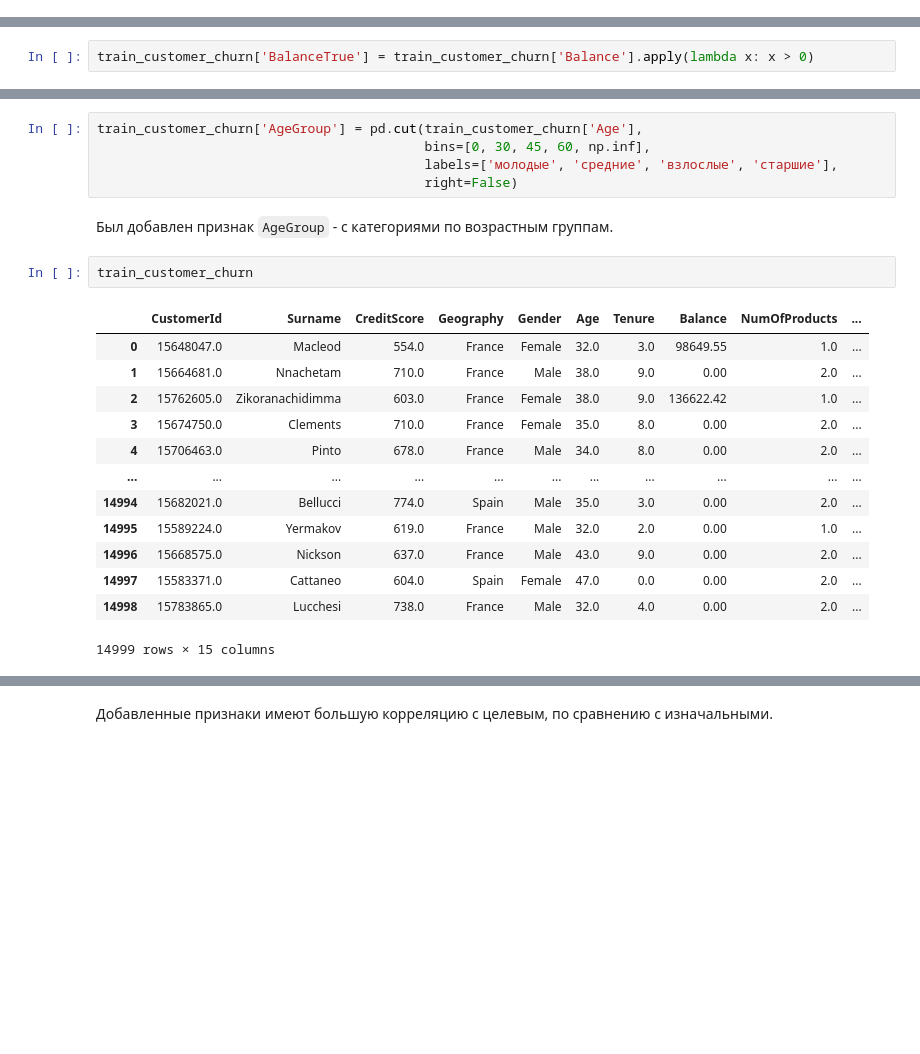
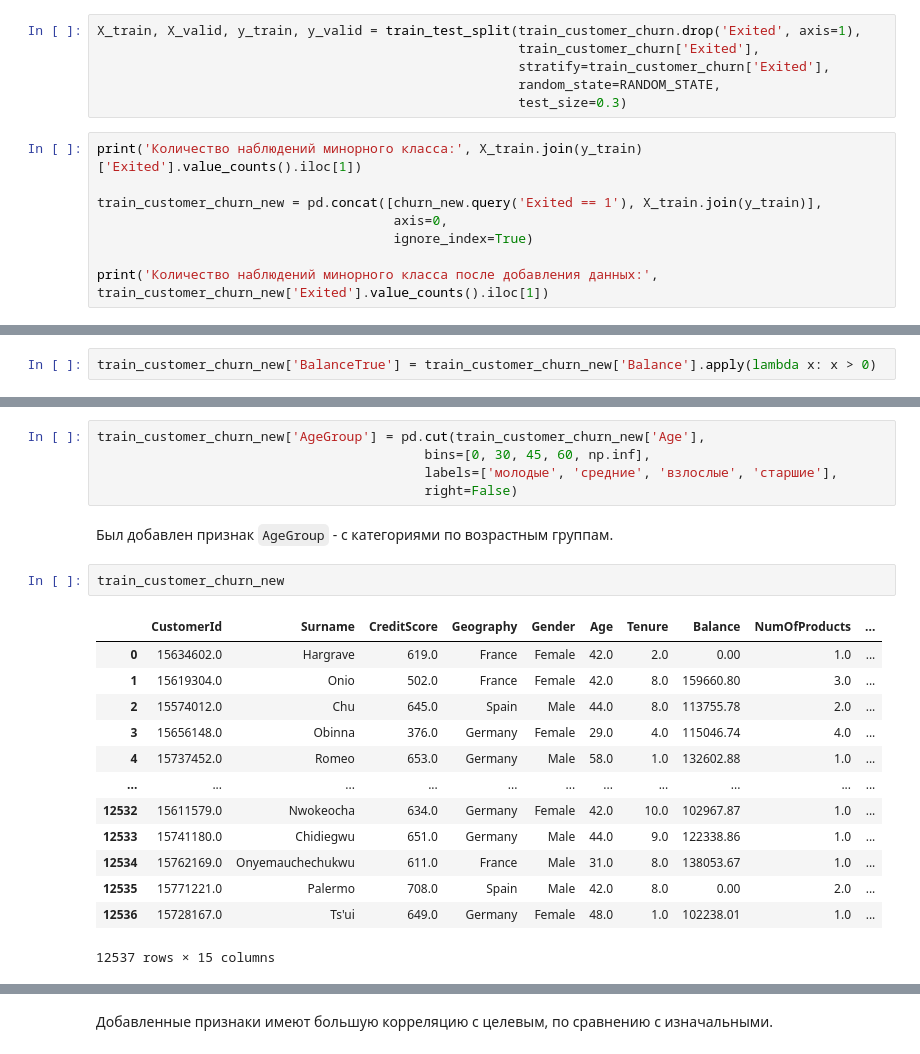
Before and after one commit to serguntsov/webbee_predict_customer_churn, a Jupyter notebook: pred_customer_churn.ipynb, the cells around one changed output, grey strips where cells are left out. Drawn from its saved outputs; the diff is of its cells as text; blank space fills up the shorter version.

```diff
--- a/pred_customer_churn.ipynb
+++ b/pred_customer_churn.ipynb
@@ -798,0 +763,14 @@ Name: count, dtype: int64
+# %%
+X_train, X_valid, y_train, y_valid = train_test_split(train_customer_churn.drop('Exited', axis=1),
+                                                      train_customer_churn['Exited'],
+                                                      stratify=train_customer_churn['Exited'],
+                                                      random_state=RANDOM_STATE,
+                                                      test_size=0.3)
+# %%
+print('Количество наблюдений минорного класса:', X_train.join(y_train)['Exited'].value_counts().iloc[1])
+
+train_customer_churn_new = pd.concat([churn_new.query('Exited == 1'), X_train.join(y_train)],
+                                      axis=0,
+                                      ignore_index=True)
+
+print('Количество наблюдений минорного класса после добавления данных:', train_customer_churn_new['Exited'].value_counts().iloc[1])
@@ -801,32 +904,32 @@ Name: count, dtype: int64
 # %% [markdown]
 ##### Добавление входных признаков
 # %%
-train_customer_churn['BalanceTrue'] = train_customer_churn['Balance'].apply(lambda x: x > 0)
+train_customer_churn_new['BalanceTrue'] = train_customer_churn_new['Balance'].apply(lambda x: x > 0)
 # %% [markdown]
 Был добавлен признак `BalanceTrue` - имеется ли баланс на счету у клиента.
 # %%
-train_customer_churn['AgeGroup'] = pd.cut(train_customer_churn['Age'],
+train_customer_churn_new['AgeGroup'] = pd.cut(train_customer_churn_new['Age'],
                                           bins=[0, 30, 45, 60, np.inf],
                                           labels=['молодые', 'средние', 'взлослые', 'старшие'],
                                           right=False)
 # %% [markdown]
 Был добавлен признак `AgeGroup` - с категориями по возрастным группам.
 # %%
-train_customer_churn
+train_customer_churn_new
 # %% [output]
 |  | CustomerId | Surname | CreditScore | Geography | Gender | Age | Tenure | Balance | NumOfProducts | ... |
-| 0 | 15648047.0 | Macleod | 554.0 | France | Female | 32.0 | 3.0 | 98649.55 | 1.0 | ... |
-| 1 | 15664681.0 | Nnachetam | 710.0 | France | Male | 38.0 | 9.0 | 0.00 | 2.0 | ... |
-| 2 | 15762605.0 | Zikoranachidimma | 603.0 | France | Female | 38.0 | 9.0 | 136622.42 | 1.0 | ... |
-| 3 | 15674750.0 | Clements | 710.0 | France | Female | 35.0 | 8.0 | 0.00 | 2.0 | ... |
-| 4 | 15706463.0 | Pinto | 678.0 | France | Male | 34.0 | 8.0 | 0.00 | 2.0 | ... |
+| 0 | 15634602.0 | Hargrave | 619.0 | France | Female | 42.0 | 2.0 | 0.00 | 1.0 | ... |
+| 1 | 15619304.0 | Onio | 502.0 | France | Female | 42.0 | 8.0 | 159660.80 | 3.0 | ... |
+| 2 | 15574012.0 | Chu | 645.0 | Spain | Male | 44.0 | 8.0 | 113755.78 | 2.0 | ... |
+| 3 | 15656148.0 | Obinna | 376.0 | Germany | Female | 29.0 | 4.0 | 115046.74 | 4.0 | ... |
+| 4 | 15737452.0 | Romeo | 653.0 | Germany | Male | 58.0 | 1.0 | 132602.88 | 1.0 | ... |
 | ... | ... | ... | ... | ... | ... | ... | ... | ... | ... | ... |
-| 14994 | 15682021.0 | Bellucci | 774.0 | Spain | Male | 35.0 | 3.0 | 0.00 | 2.0 | ... |
-| 14995 | 15589224.0 | Yermakov | 619.0 | France | Male | 32.0 | 2.0 | 0.00 | 1.0 | ... |
-| 14996 | 15668575.0 | Nickson | 637.0 | France | Male | 43.0 | 9.0 | 0.00 | 2.0 | ... |
-| 14997 | 15583371.0 | Cattaneo | 604.0 | Spain | Female | 47.0 | 0.0 | 0.00 | 2.0 | ... |
-| 14998 | 15783865.0 | Lucchesi | 738.0 | France | Male | 32.0 | 4.0 | 0.00 | 2.0 | ... |
+| 12532 | 15611579.0 | Nwokeocha | 634.0 | Germany | Female | 42.0 | 10.0 | 102967.87 | 1.0 | ... |
+| 12533 | 15741180.0 | Chidiegwu | 651.0 | Germany | Male | 44.0 | 9.0 | 122338.86 | 1.0 | ... |
+| 12534 | 15762169.0 | Onyemauchechukwu | 611.0 | France | Male | 31.0 | 8.0 | 138053.67 | 1.0 | ... |
+| 12535 | 15771221.0 | Palermo | 708.0 | Spain | Male | 42.0 | 8.0 | 0.00 | 2.0 | ... |
+| 12536 | 15728167.0 | Ts'ui | 649.0 | Germany | Female | 48.0 | 1.0 | 102238.01 | 1.0 | ... |
-14999 rows × 15 columns
+12537 rows × 15 columns
 # %%
 plt.figure(figsize=(12, 6))
 
```
Also changed, not shown: parts of 29 cells of this notebook.
